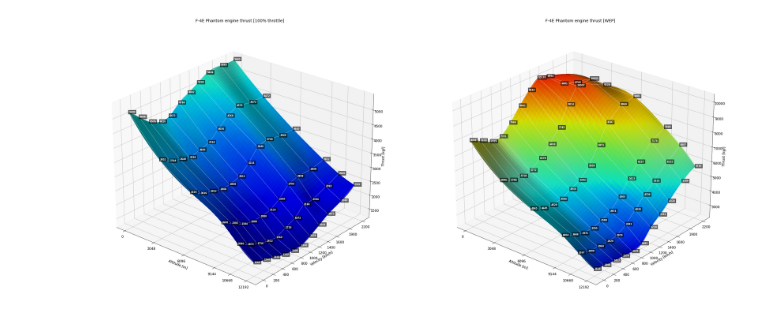
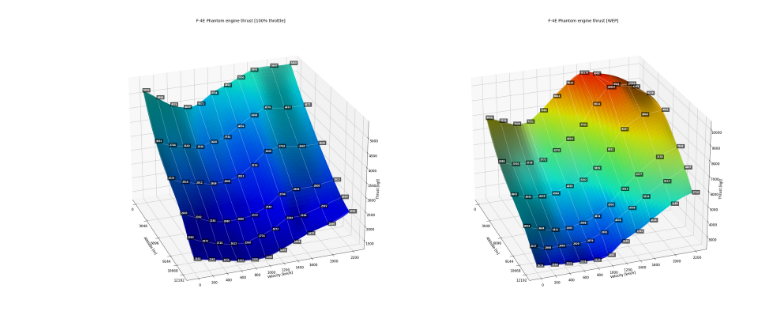
Before and after one commit to Pewkek/War-Thunder-Thrust-Chart, a Jupyter notebook: f4e.ipynb, the cells around one changed output. Cells and saved outputs as stored; diff of their text form; code cells hidden in the pictures.

```diff
--- a/f4e.ipynb
+++ b/f4e.ipynb
@@ -334,7 +334,7 @@ for x in data:
                 continue
 
 # some graph config
-angs = (25, -50) # viewport angle (pitch, yaw)
+angs = (25, -20) # viewport angle (pitch, yaw)
 
 cmap = "jet" # color spectrum for values
 vMin = 1000 # color range minimum value
@@ -377,31 +377,32 @@ ax2.plot_surface(x2V, y2V, thrustWEP_interp, facecolors=rgb2, antialiased=True)
 ax2.plot_wireframe(xV, yV, thrustWEP.T, color="white", linewidth=0.5)
 ax2.set_title("F-4E Phantom engine thrust [WEP]")
 ax2.set_xlabel("Altitude [m]")
 ax2.set_ylabel("Velocity [km/h]")
 ax2.set_zlabel("Thrust [kgf]")
 ax2.view_init(*angs)
 
 # make the font a little smaller
 font = {
         "backgroundcolor": (0, 0, 0, 0.6),
         "color": "white",
         "size": 8,
         "weight": 800,
 }
 # draw data points values so we know what are we working with
 for i in range(thrustCurve[:,:,0].size):
         xVal = xV.T.flatten()[i]
         yVal = yV.T.flatten()[i]
         ax.text(xVal, yVal, thrust100.flatten()[i], "{:0.0f}".format(thrust100.flatten()[i]), zorder=1000, fontdict=font)
         ax2.text(xVal, yVal, thrustWEP.flatten()[i], "{:0.0f}".format(thrustWEP.flatten()[i]), zorder=1000, fontdict=font)
 
 # match x (alt) and y (vel) ticks to the blkx discrete values
 ax.set_xticks(alts)
 ax2.set_xticks(alts)
+ax.xlim(min(alts), max(alts))
 
 ax.set_yticks(vels)
 ax2.set_yticks(vels)
 
 fig.savefig("f4e.png", facecolor="white", edgecolor='none', bbox_inches='tight')
 # %% [output]
-[figure, old version]
+[figure, new version]
```
Also changed, not shown: 1 other file.
